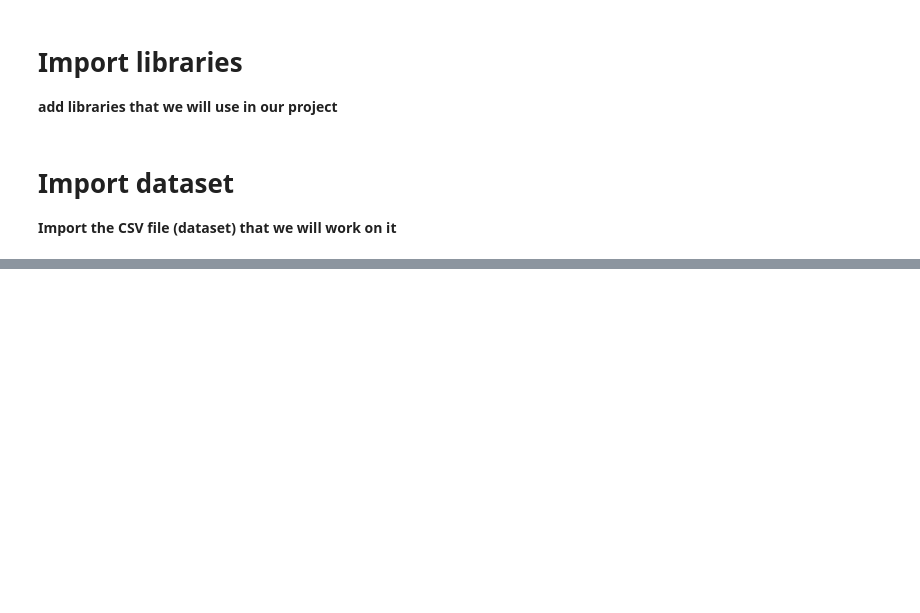
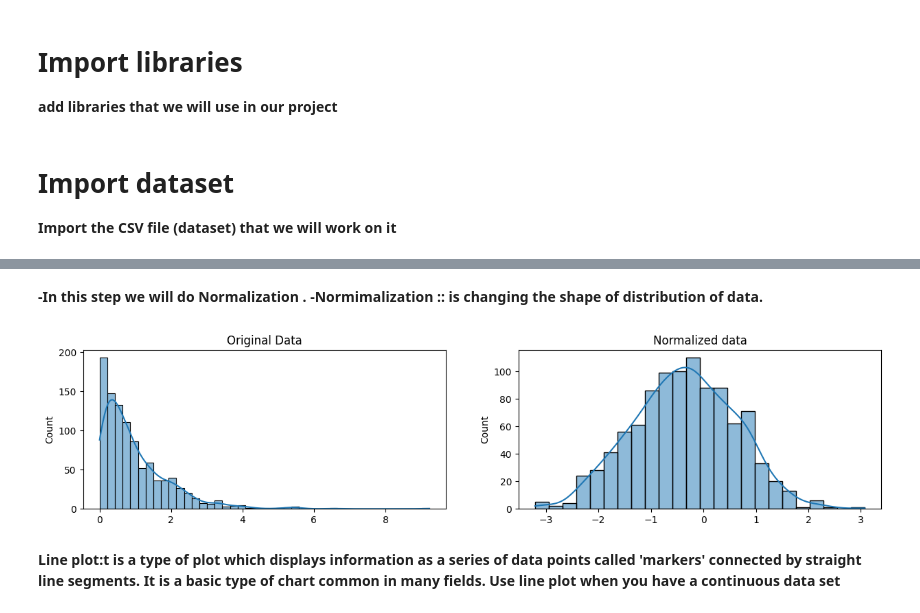
Before and after one commit to MounirReda/DV-Car-Price-Prediction-, a Jupyter notebook: dv-car-price-prediction.ipynb, the cells around one changed output, grey strips where cells are left out. Drawn from its saved outputs; the diff is of its cells as text; code cells hidden in the pictures; blank space fills up the shorter version.

Commit message:
line

```diff
--- a/dv-car-price-prediction.ipynb
+++ b/dv-car-price-prediction.ipynb
@@ -318,0 +96,15 @@ As shown above,there is relationship between prod.year and Manufacturer
+# %% [markdown]
+**-In this step we will do Normalization .
+-Normimalization :: is changing the shape of distribution of data.**
+# %%
+normalized_data = stats.boxcox(car_df)
+fig, ax=plt.subplots(1, 2, figsize=(15, 3))
+sns.histplot(car_df, ax=ax[0], kde=True, legend=False)
+ax[0].set_title("Original Data")
+sns.histplot(normalized_data[0], ax=ax[1], kde=True, legend=False)
+ax[1].set_title("Normalized data")
+plt.show()
+# %% [output]
+[figure, added]
+# %% [markdown]
+**Line plot:t is a type of plot which displays information as a series of data points called 'markers' connected by straight line segments. It is a basic type of chart common in many fields. Use line plot when you have a continuous data set**
```
Also changed, not shown: parts of 99 cells of this notebook.
